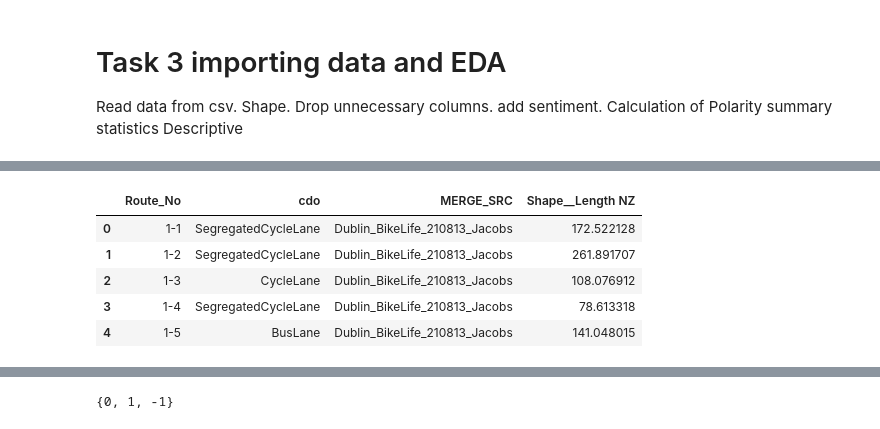
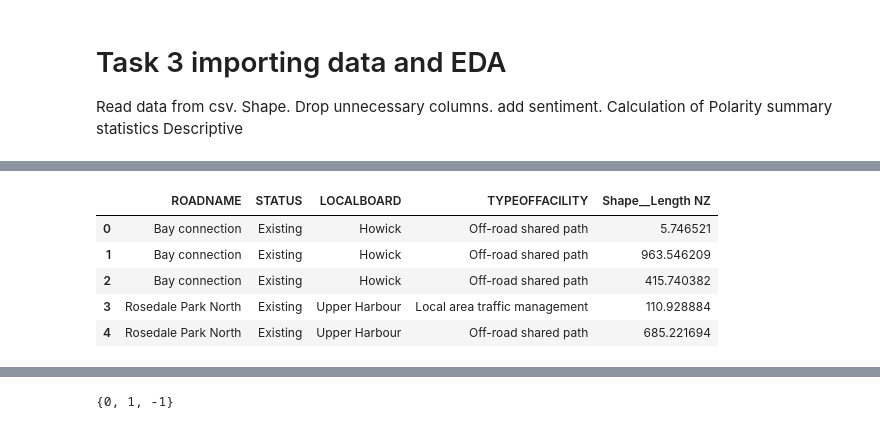
Before and after one commit to Johanna23cct/Transport-inIreland, a Jupyter notebook: cycle.ipynb, the cells around one changed output, grey strips where cells are left out. Drawn from its saved outputs; the diff is of its cells as text; code cells hidden in the pictures.

```diff
--- a/cycle.ipynb
+++ b/cycle.ipynb
@@ -111,4 +188,4 @@ dfI.shape
 # %%
-dfNZ = pd.read_csv('dublin_bikelife_210817.csv')
+dfNZ = pd.read_csv('Cycle_Facility_Network.CSV')
 dfNZ.head()
 # %% [output]
@@ -142,11 +273,11 @@ dfNZ.shape
 # %%
-dfNZ.rename(columns={'Shape_Le_1': 'Shape__Length NZ'}, inplace=True)
+dfNZ.rename(columns={'Shape__Length': 'Shape__Length NZ'}, inplace=True)
 dfNZ.head()
 # %% [output]
-|  | Route_No | cdo | MERGE_SRC | Shape__Length NZ |
-| 0 | 1-1 | SegregatedCycleLane | Dublin_BikeLife_210813_Jacobs | 172.522128 |
-| 1 | 1-2 | SegregatedCycleLane | Dublin_BikeLife_210813_Jacobs | 261.891707 |
-| 2 | 1-3 | CycleLane | Dublin_BikeLife_210813_Jacobs | 108.076912 |
-| 3 | 1-4 | SegregatedCycleLane | Dublin_BikeLife_210813_Jacobs | 78.613318 |
-| 4 | 1-5 | BusLane | Dublin_BikeLife_210813_Jacobs | 141.048015 |
+|  | ROADNAME | STATUS | LOCALBOARD | TYPEOFFACILITY | Shape__Length NZ |
+| 0 | Bay connection | Existing | Howick | Off-road shared path | 5.746521 |
+| 1 | Bay connection | Existing | Howick | Off-road shared path | 963.546209 |
+| 2 | Bay connection | Existing | Howick | Off-road shared path | 415.740382 |
+| 3 | Rosedale Park North | Existing | Upper Harbour | Local area traffic management | 110.928884 |
+| 4 | Rosedale Park North | Existing | Upper Harbour | Off-road shared path | 685.221694 |
 # %%
```
Also changed, not shown: parts of 90 cells of this notebook.
